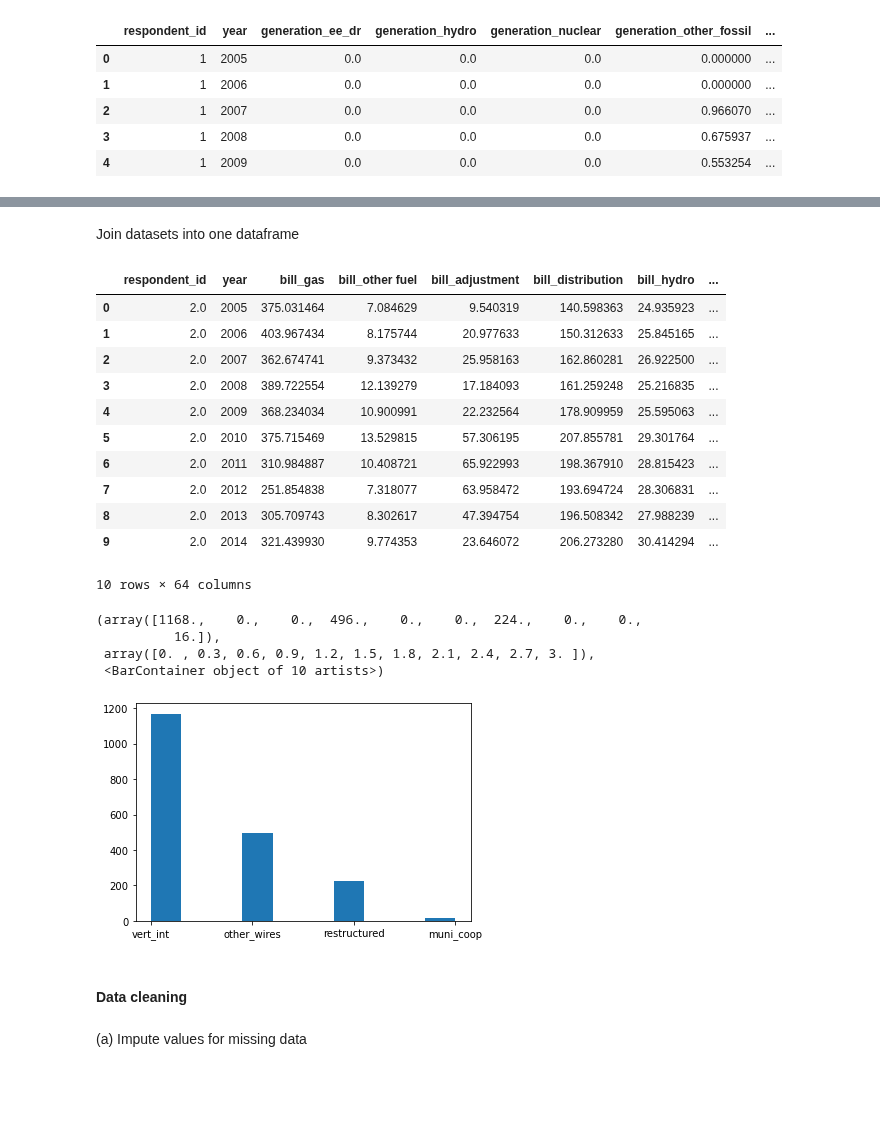
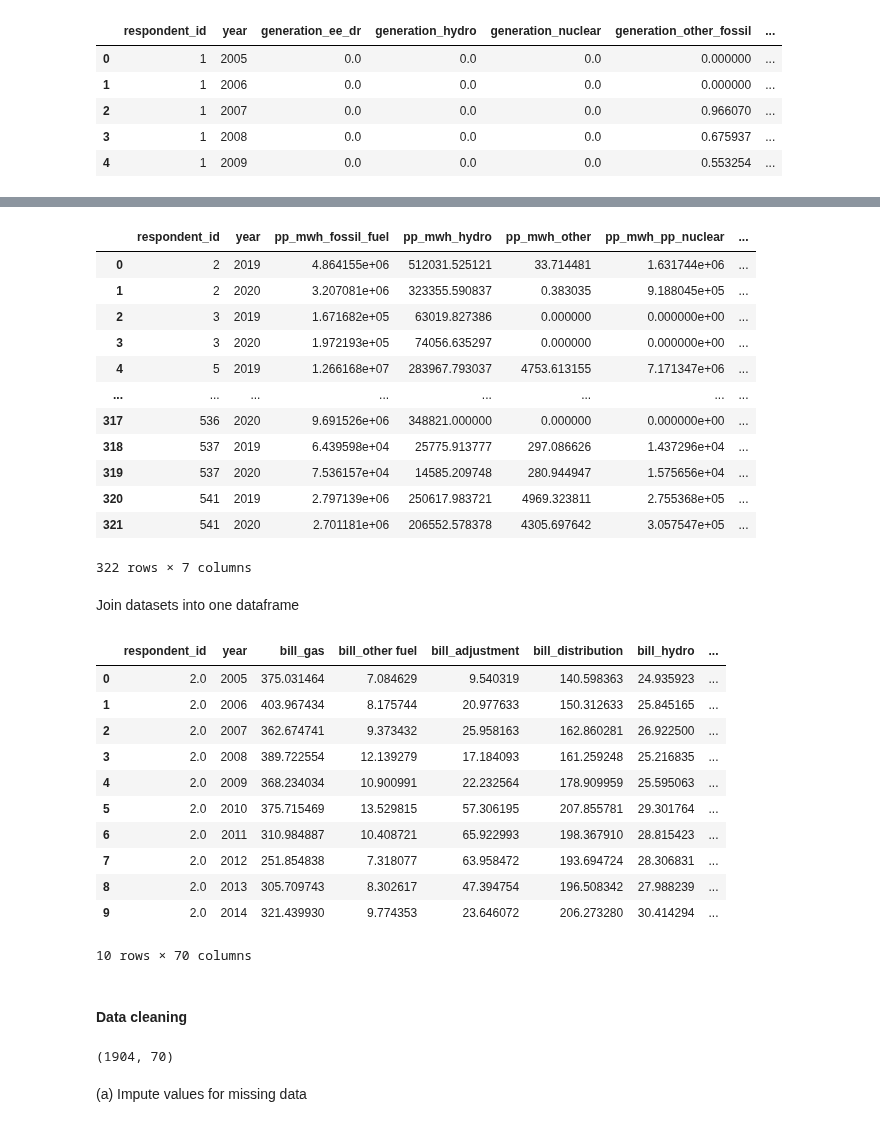
Before and after one commit to 2elle2/rmi-project, a Jupyter notebook: model/20_data_processing.ipynb, the cells around one changed output, grey strips where cells are left out. Saved outputs shown, nothing was run; the diff lists cells and outputs as text; code cells hidden in the pictures; blank space fills up the shorter version.

```diff
--- a/model/20_data_processing.ipynb
+++ b/model/20_data_processing.ipynb
@@ -398,0 +450,10 @@ gen_prepared_df.head()
+# %%
+# groupby to sum each new category (hydro, nuclear, renewables, fossil) for a given utility/year
+pp_prepared_df = pp_prepared_df.drop_duplicates(subset = ['respondent_id','year','technology_description'], keep='first').reset_index(drop=True)
+pp_prepared_df = pp_prepared_df[['respondent_id','year','net_generation_mwh','new']]
+pp_prepared_df = pp_prepared_df.groupby(['respondent_id', 'year', 'new'])\
+    .agg({'net_generation_mwh': ['sum']})\
+    .reset_index()
+pp_prepared_df = pp_prepared_df.droplevel(1, axis=1)
+pp_prepared_df = pp_prepared_df.rename({'net_generation_mwh': 'pp_mwh'}, axis='columns')
+pp_prepared_df
@@ -399,3 +474,30 @@ gen_prepared_df.head()
+# %%
+# pivot to create columns from new tech categories
+pp_prepared_df = pp_prepared_df.pivot(
+        index=['respondent_id', 'year'],
+        columns='new',
+        values=['pp_mwh']
+)
+pp_prepared_df.columns = ['_'.join(col).strip() for col in pp_prepared_df.columns.values]
+pp_prepared_df.columns = pp_prepared_df.columns.str.lower()
+pp_prepared_df.columns = pp_prepared_df.columns.to_flat_index()
+pp_prepared_df = pp_prepared_df.reset_index()
+pp_prepared_df = pp_prepared_df.fillna(0)
+pp_prepared_df
+# %% [output]
+|  | respondent_id | year | pp_mwh_fossil_fuel | pp_mwh_hydro | pp_mwh_other | pp_mwh_pp_nuclear | ... |
+| 0 | 2 | 2019 | 4.864155e+06 | 512031.525121 | 33.714481 | 1.631744e+06 | ... |
+| 1 | 2 | 2020 | 3.207081e+06 | 323355.590837 | 0.383035 | 9.188045e+05 | ... |
+| 2 | 3 | 2019 | 1.671682e+05 | 63019.827386 | 0.000000 | 0.000000e+00 | ... |
+| 3 | 3 | 2020 | 1.972193e+05 | 74056.635297 | 0.000000 | 0.000000e+00 | ... |
+| 4 | 5 | 2019 | 1.266168e+07 | 283967.793037 | 4753.613155 | 7.171347e+06 | ... |
+| ... | ... | ... | ... | ... | ... | ... | ... |
+| 317 | 536 | 2020 | 9.691526e+06 | 348821.000000 | 0.000000 | 0.000000e+00 | ... |
+| 318 | 537 | 2019 | 6.439598e+04 | 25775.913777 | 297.086626 | 1.437296e+04 | ... |
+| 319 | 537 | 2020 | 7.536157e+04 | 14585.209748 | 280.944947 | 1.575656e+04 | ... |
+| 320 | 541 | 2019 | 2.797139e+06 | 250617.983721 | 4969.323811 | 2.755368e+05 | ... |
+| 321 | 541 | 2020 | 2.701181e+06 | 206552.578378 | 4305.697642 | 3.057547e+05 | ... |
+322 rows × 7 columns
 # %% [markdown]
 Join datasets into one dataframe
 # %%
@@ -403,8 +505,10 @@ raw_df = pd.merge(exp_prepared_df, hui_prepared_df, how='inner', on=['respondent
 raw_df = pd.merge(raw_df, aei_prepared_df, how='inner', on=['respondent_id', 'year'])
 raw_df = pd.merge(raw_df, sales_prepared_df, how='inner', on=['respondent_id', 'year'])
 raw_df = pd.merge(raw_df, rps_usm_prepared_df, how='inner', on=['respondent_id', 'year'])
-raw_df=pd.merge(raw_df, utype_prepared_df, how='inner', on=['respondent_id'])
-raw_df=pd.merge(raw_df,gen_prepared_df, how='inner', on=['respondent_id','year'])
+raw_df = pd.merge(raw_df, utype_prepared_df, how='inner', on=['respondent_id'])
+raw_df = pd.merge(raw_df, gen_prepared_df, how='inner', on=['respondent_id','year'])
+raw_df = pd.merge(raw_df, ror_prepared_df, how='inner', on=['respondent_id','year'])
+raw_df = pd.merge(raw_df, pp_prepared_df, how='left', on=['respondent_id', 'year'])
 raw_df.head(10)
 # %% [output]
 |  | respondent_id | year | bill_gas | bill_other fuel | bill_adjustment | bill_distribution | bill_hydro | ... |
@@ -418,20 +522,15 @@ raw_df.head(10)
 | 7 | 2.0 | 2012 | 251.854838 | 7.318077 | 63.958472 | 193.694724 | 28.306831 | ... |
 | 8 | 2.0 | 2013 | 305.709743 | 8.302617 | 47.394754 | 196.508342 | 27.988239 | ... |
 | 9 | 2.0 | 2014 | 321.439930 | 9.774353 | 23.646072 | 206.273280 | 30.414294 | ... |
-10 rows × 64 columns
+10 rows × 70 columns
-# %%
-plt.hist(raw_df['utype'])
-# %% [output]
-(array([1168.,    0.,    0.,  496.,    0.,    0.,  224.,    0.,    0.,
-          16.]),
- array([0. , 0.3, 0.6, 0.9, 1.2, 1.5, 1.8, 2.1, 2.4, 2.7, 3. ]),
- <BarContainer object of 10 artists>)
-[figure, removed]
 # %% [markdown]
 #### Data cleaning
 # %%
 # make a copy
 clean_df = raw_df.copy()
+clean_df.shape
+# %% [output]
+(1904, 70)
 # %% [markdown]
 (a) Impute values for missing data
 # %%
```
Also changed, not shown: parts of 9 cells of this notebook.
